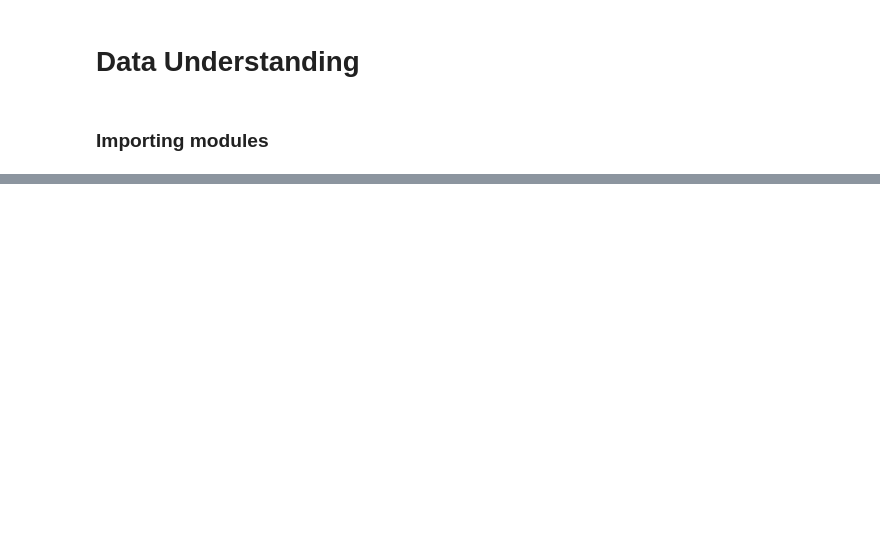
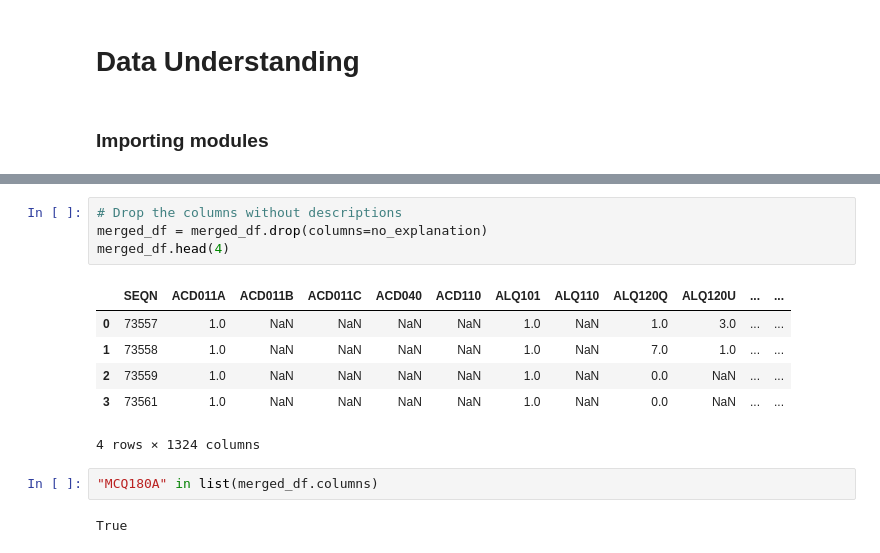
Before and after one commit to mikolajhilgert/jads-dm-project, a Jupyter notebook: Project Code.ipynb, the cells around one changed output, grey strips where cells are left out. Saved outputs shown, nothing was run; the diff lists cells and outputs as text; blank space fills up the shorter version.

```diff
--- a/Project Code.ipynb
+++ b/Project Code.ipynb
@@ -73,0 +112,15 @@ for csv_file in csv_files:
+# %%
+# Drop the columns without descriptions
+merged_df = merged_df.drop(columns=no_explanation)
+merged_df.head(4)
+# %% [output]
+|  | SEQN | ACD011A | ACD011B | ACD011C | ACD040 | ACD110 | ALQ101 | ALQ110 | ALQ120Q | ALQ120U | ... | ... |
+| 0 | 73557 | 1.0 | NaN | NaN | NaN | NaN | 1.0 | NaN | 1.0 | 3.0 | ... | ... |
+| 1 | 73558 | 1.0 | NaN | NaN | NaN | NaN | 1.0 | NaN | 7.0 | 1.0 | ... | ... |
+| 2 | 73559 | 1.0 | NaN | NaN | NaN | NaN | 1.0 | NaN | 0.0 | NaN | ... | ... |
+| 3 | 73561 | 1.0 | NaN | NaN | NaN | NaN | 1.0 | NaN | 0.0 | NaN | ... | ... |
+4 rows × 1324 columns
+# %%
+"MCQ180A" in list(merged_df.columns)
+# %% [output]
+True
```
Also changed, not shown: parts of 13 cells of this notebook.
